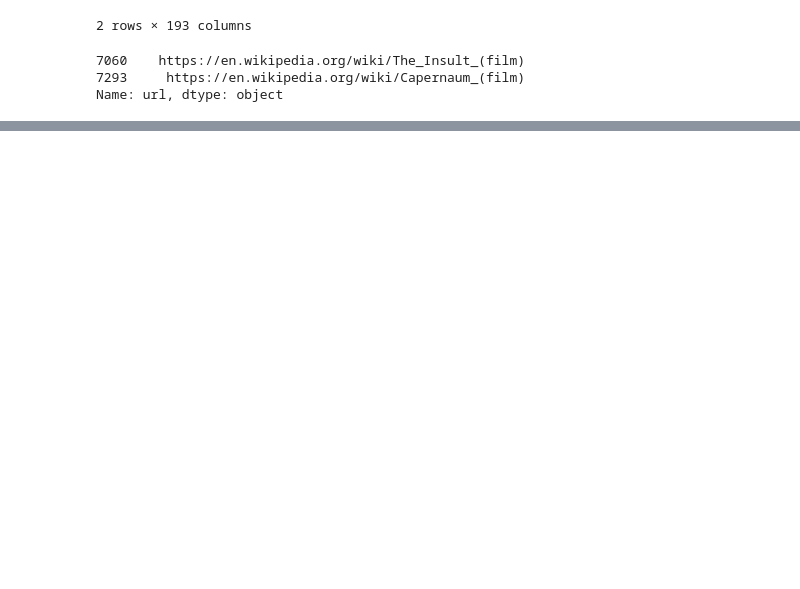
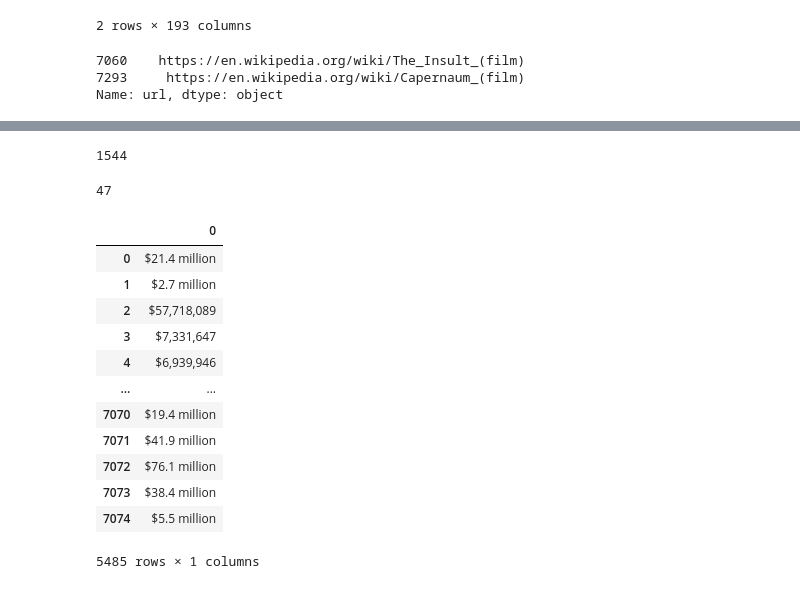
Before and after one commit to JerryMcG/Movies-ETL, a Jupyter notebook: ETL_Movies.ipynb, the cells around one changed output, grey strips where cells are left out. Saved outputs shown, nothing was run; the diff lists cells and outputs as text; code cells hidden in the pictures; blank space fills up the shorter version.

```diff
--- a/ETL_Movies.ipynb
+++ b/ETL_Movies.ipynb
@@ -176,0 +300,5 @@ sorted(wiki_movies_df.columns.tolist())
+# %%
+wiki_columns_to_keep = [column for column in wiki_movies_df.columns if wiki_movies_df[column].isnull().sum() < len(wiki_movies_df) * 0.9]
+wiki_movies_df = wiki_movies_df[wiki_columns_to_keep]
+
+wiki_movies_df.head()
@@ -176,0 +334,3 @@ sorted(wiki_movies_df.columns.tolist())
+# %%
+#looking at only data where box office values exist to determine best parsing
+box_office = wiki_movies_df['Box office'].dropna()
@@ -176,0 +372,2 @@ sorted(wiki_movies_df.columns.tolist())
+# %%
+box_office = box_office.apply(lambda x: ' '.join(x) if type(x) == list else x)
@@ -176,0 +397,6 @@ sorted(wiki_movies_df.columns.tolist())
+# %%
+#checking 2nd format expected
+form_two = r'\$\d{1,3}(?:,\d{3})+'
+box_office.str.contains(form_two, flags=re.IGNORECASE, na=False).sum()
+# %% [output]
+1544
@@ -176,0 +407,6 @@ sorted(wiki_movies_df.columns.tolist())
+# %%
+#this symbol ~ is like not
+no_match = box_office[~matches_form_one & ~matches_form_two]
+no_match.count()
+# %% [output]
+47
@@ -176,0 +417,19 @@ sorted(wiki_movies_df.columns.tolist())
+# %%
+box_office = box_office.str.replace(r'\$.*[-—–](?![a-z])', '$', regex=True)
+# %%
+#extracting those that match formatting
+box_office.str.extract(f'({form_one}|{form_two})')
+# %% [output]
+|  | 0 |
+| 0 | $21.4 million |
+| 1 | $2.7 million |
+| 2 | $57,718,089 |
+| 3 | $7,331,647 |
+| 4 | $6,939,946 |
+| ... | ... |
+| 7070 | $19.4 million |
+| 7071 | $41.9 million |
+| 7072 | $76.1 million |
+| 7073 | $38.4 million |
+| 7074 | $5.5 million |
+5485 rows × 1 columns
```
Also changed, not shown: parts of 51 cells of this notebook.
